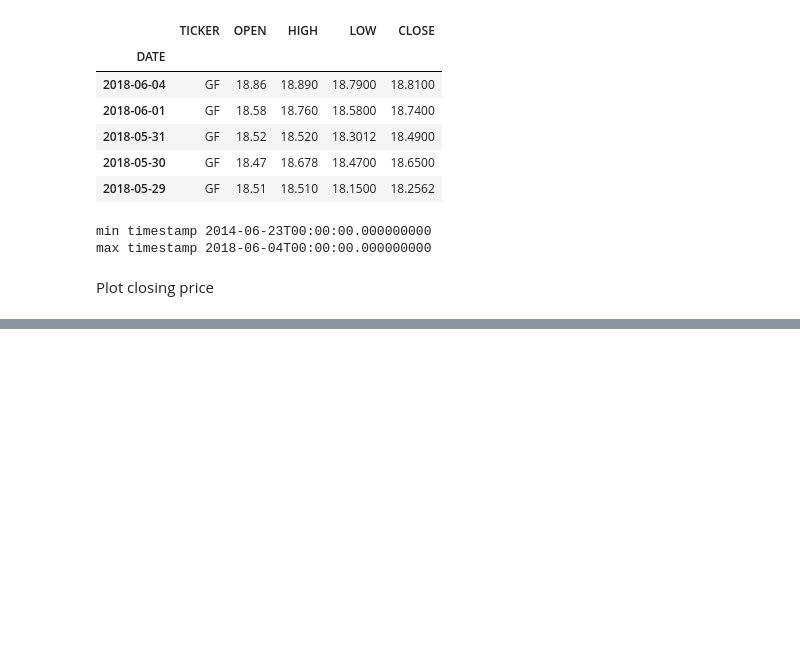
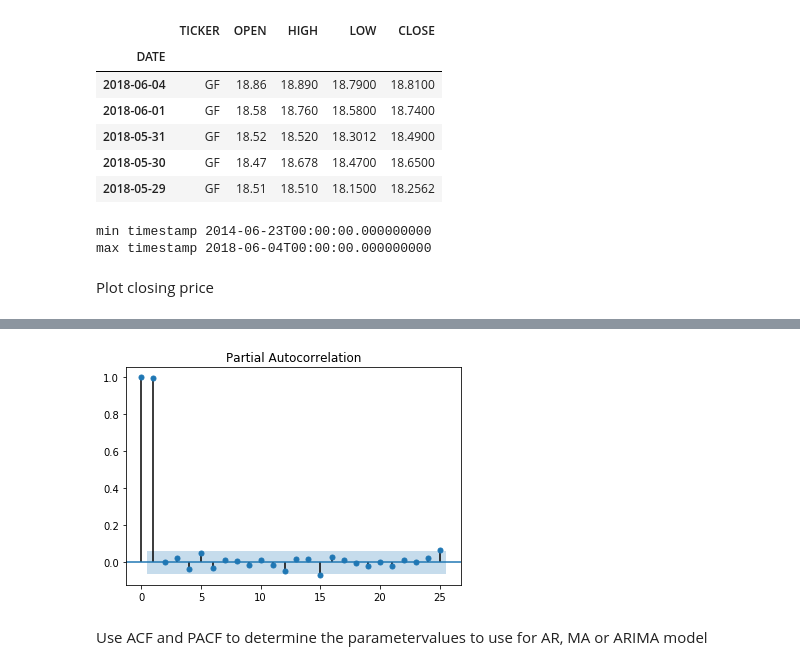
Before and after one commit to kbarr1/time_series_exploration, a Jupyter notebook: stock_prices.ipynb, the cells around one changed output, grey strips where cells are left out. Saved outputs shown, nothing was run; the diff lists cells and outputs as text; code cells hidden in the pictures; blank space fills up the shorter version.

Commit message:
some explorations with ARIMA model etc

```diff
--- a/stock_prices.ipynb
+++ b/stock_prices.ipynb
@@ -101,0 +148,7 @@ plt.show()
+# %%
+plot_pacf(df['CLOSE'], lags = 25)
+plt.show()
+# %% [output]
+[figure, added]
+# %% [markdown]
+Use ACF and PACF to determine the parametervalues to use for AR, MA or ARIMA model
```
Also changed, not shown: parts of 41 cells of this notebook, 1 other file.
